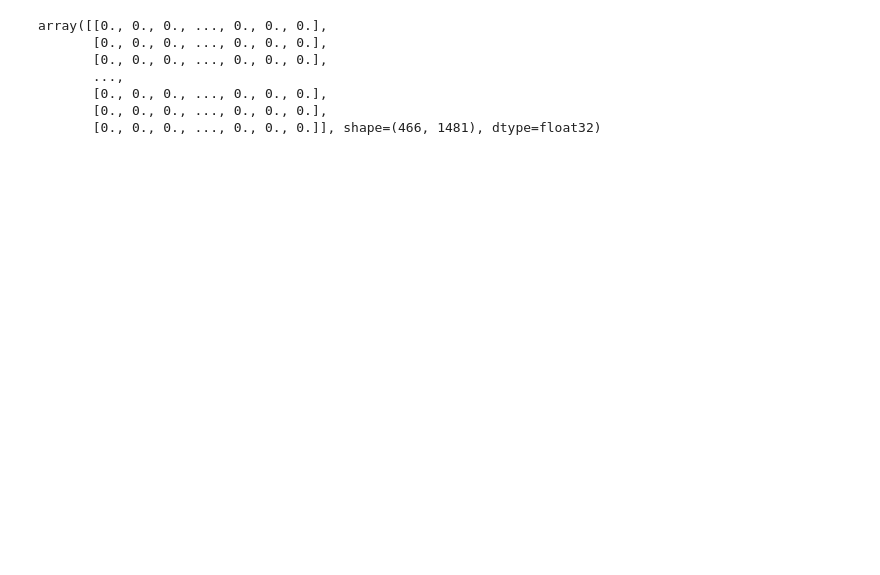
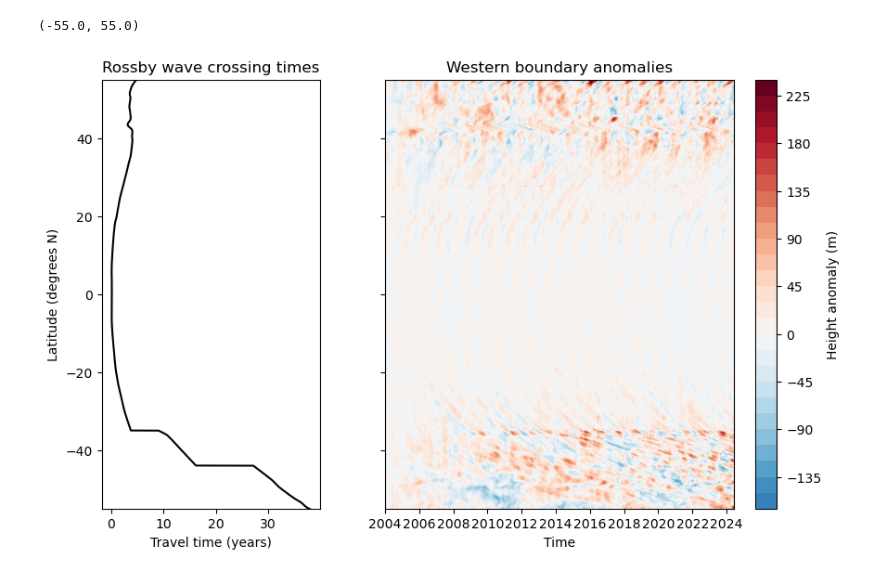
Before and after one commit to andrewwatford/MOCAdjustmentTheory, a Jupyter notebook: notebooks/idealized_wind_experiments.ipynb, the cells around one changed output. Drawn from its saved outputs; the diff is of its cells as text; code cells hidden in the pictures; blank space fills up the shorter version.

```diff
--- a/notebooks/idealized_wind_experiments.ipynb
+++ b/notebooks/idealized_wind_experiments.ipynb
@@ -46,10 +13,47 @@ wind_burst_stat = wind_burst[0,:,:].copy()
-# %%
-wind_burst_stat
-# %% [output]
-array([[0., 0., 0., ..., 0., 0., 0.],
-       [0., 0., 0., ..., 0., 0., 0.],
-       [0., 0., 0., ..., 0., 0., 0.],
-       ...,
-       [0., 0., 0., ..., 0., 0., 0.],
-       [0., 0., 0., ..., 0., 0., 0.],
-       [0., 0., 0., ..., 0., 0., 0.]], shape=(466, 1481), dtype=float32)
+# %%
+output_ds = xr.open_dataset("/Users/awatford/Documents/GitHub/MOCAdjustmentTheory/data/untracked/model_output/global_rossby_model_solution.zarr")
+isobath_ds = xr.open_dataset(output_ds.isobath)
+forcing_ds = xr.open_dataset(output_ds.forcing)
+# %%
+# Extract h_b
+h_b_na = output_ds.h_b.sel(region="north_atlantic").drop_vars("region").dropna(dim="latitude", how="all").sortby("latitude", ascending=True)
+h_b_ai = output_ds.h_b.sel(region="atlantic_indian").drop_vars("region").dropna(dim="latitude", how="all").sortby("latitude", ascending=True)
+h_b_ap = output_ds.h_b.sel(region="atlantic_pacific").drop_vars("region").dropna(dim="latitude", how="all").sortby("latitude", ascending=True)
+h_b = xr.concat([h_b_ap, h_b_ai, h_b_na], dim="latitude").sortby("latitude", ascending=True)
+# %%
+# Build the eastern and western boundary traces
+x_w = isobath_ds.x_wA.dropna("latitude").sortby("latitude", ascending=True)
+x_eA = isobath_ds.x_eA.dropna("latitude").sortby("latitude", ascending=True)
+y_I = x_eA.latitude.min()
+x_eI = isobath_ds.x_eI.dropna("latitude").sortby("latitude", ascending=True).sel(latitude=slice(None, y_I)).isel(latitude=slice(None, -1))
+y_P = x_eI.latitude.min()
+x_eP = isobath_ds.x_eP.dropna("latitude").sortby("latitude", ascending=True).sel(latitude=slice(None, y_P)).isel(latitude=slice(None, -1))
+x_e = xr.concat([x_eP, x_eI, x_eA], dim="latitude").sortby("latitude", ascending=True)
+# %%
+# Compute travel times
+g = output_ds.attrs["g_prime_m_s-2"]
+H = output_ds.attrs["isobath_depth_m"]
+L = EARTH_RADIUS_M * np.cos(np.radians(x_w.latitude)) * np.radians(x_e - x_w)
+c = rossby_speed(L.latitude, g, H)
+tt = L / c
+# %%
+## Create a two-panel figure to plot the travel times and western boundary anomalies in the Atlantic
+fig, axs = plt.subplots(nrows=1, ncols=2, figsize=(10, 6), sharey=True, width_ratios=[1, 2])
+# Plot travel times
+tt_yr = tt / (24 * 60 * 60 * 365.25) # Convert seconds to years
+tt_ax = axs[0]
+tt_ax.plot(tt_yr, tt_yr.latitude, color="black")
+tt_ax.set_xlabel("Travel time (years)")
+tt_ax.set_ylabel("Latitude (degrees N)")
+tt_ax.set_title("Rossby wave crossing times")
+# Plot height anomalies
+h_b_ax = axs[1]
+vmax = np.max(np.abs(h_b.T))
+ctf = h_b_ax.contourf(h_b.time, h_b.latitude, h_b.T, cmap="RdBu_r", levels=31, vmin=-vmax, vmax=vmax)
+h_b_ax.set_xlabel("Time")
+plt.colorbar(ctf, ax=h_b_ax, label="Height anomaly (m)")
+h_b_ax.set_title("Western boundary anomalies")
+h_b_ax.set_ylim([h_b.latitude.min(), h_b.latitude.max()])
+# %% [output]
+(-55.0, 55.0)
+[figure, added]
```
Also changed, not shown: parts of 11 cells of this notebook.
